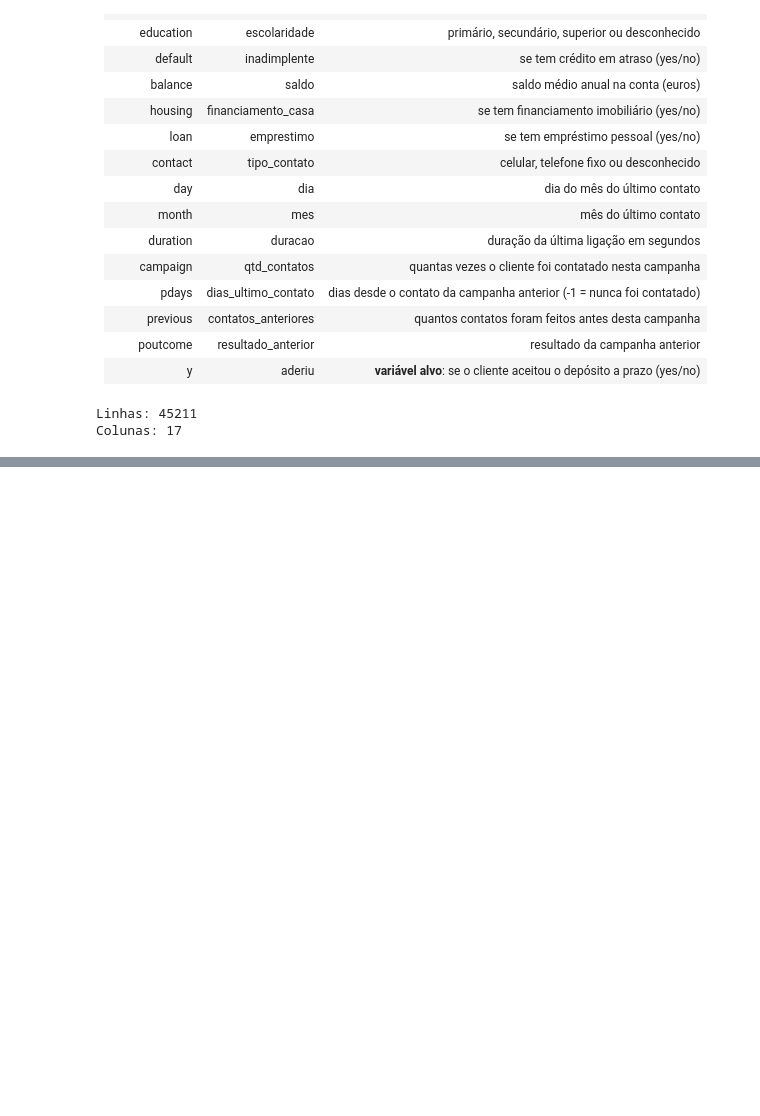
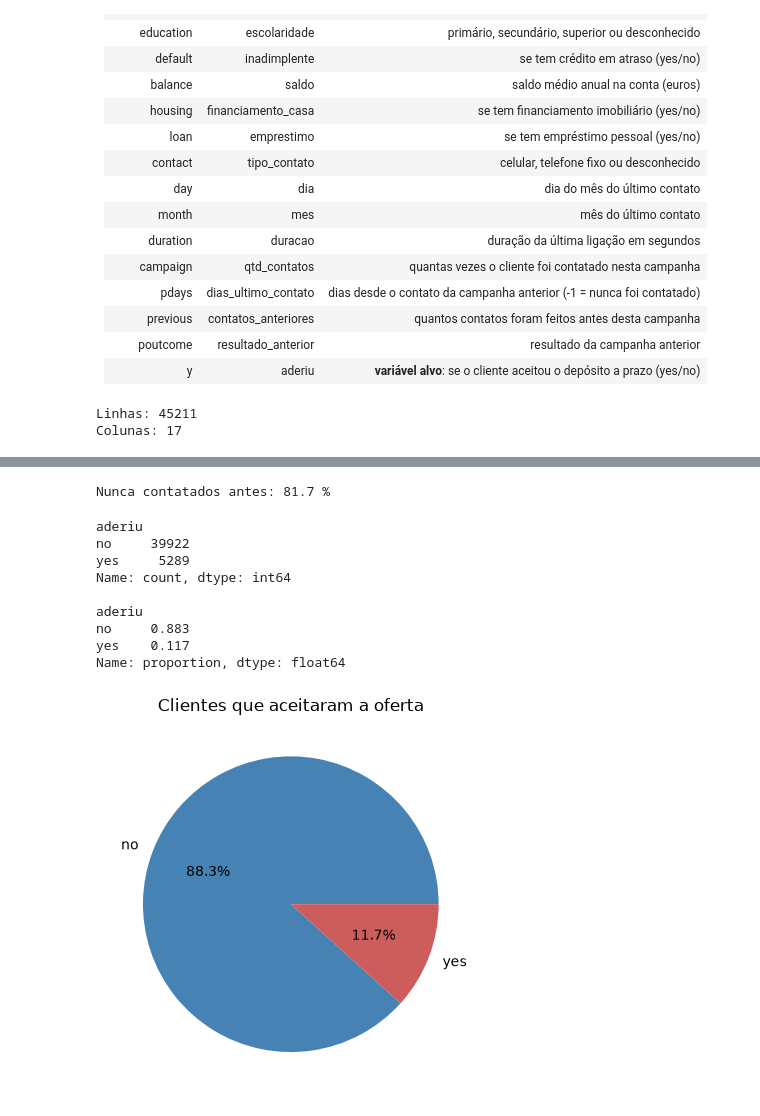
Before and after one commit to JlucasFaria/projeto-ml, a Jupyter notebook: notebooks/03_marketing_bancario.ipynb, the cells around one changed output, grey strips where cells are left out. Cells and saved outputs as stored; diff of their text form; code cells hidden in the pictures; blank space fills up the shorter version.

```diff
--- a/notebooks/03_marketing_bancario.ipynb
+++ b/notebooks/03_marketing_bancario.ipynb
@@ -72,0 +163,26 @@ Colunas: 17
+# %%
+# porcentagem de clientes que nunca foram contatados antes
+print('Nunca contatados antes:', round((df['dias_ultimo_contato'] == -1).mean() * 100, 1), '%')
+# %% [output]
+Nunca contatados antes: 81.7 %
+# %%
+# distribuicao da variavel alvo
+print(df['aderiu'].value_counts())
+print()
+print(df['aderiu'].value_counts(normalize=True).round(3))
+
+df['aderiu'].value_counts().plot(kind='pie', autopct='%1.1f%%', colors=['steelblue', 'indianred'])
+plt.title('Clientes que aceitaram a oferta')
+plt.ylabel('')
+plt.show()
+# %% [output]
+aderiu
+no     39922
+yes     5289
+Name: count, dtype: int64
+
+aderiu
+no     0.883
+yes    0.117
+Name: proportion, dtype: float64
+[figure, added]
```
Also changed, not shown: parts of 12 cells of this notebook.
